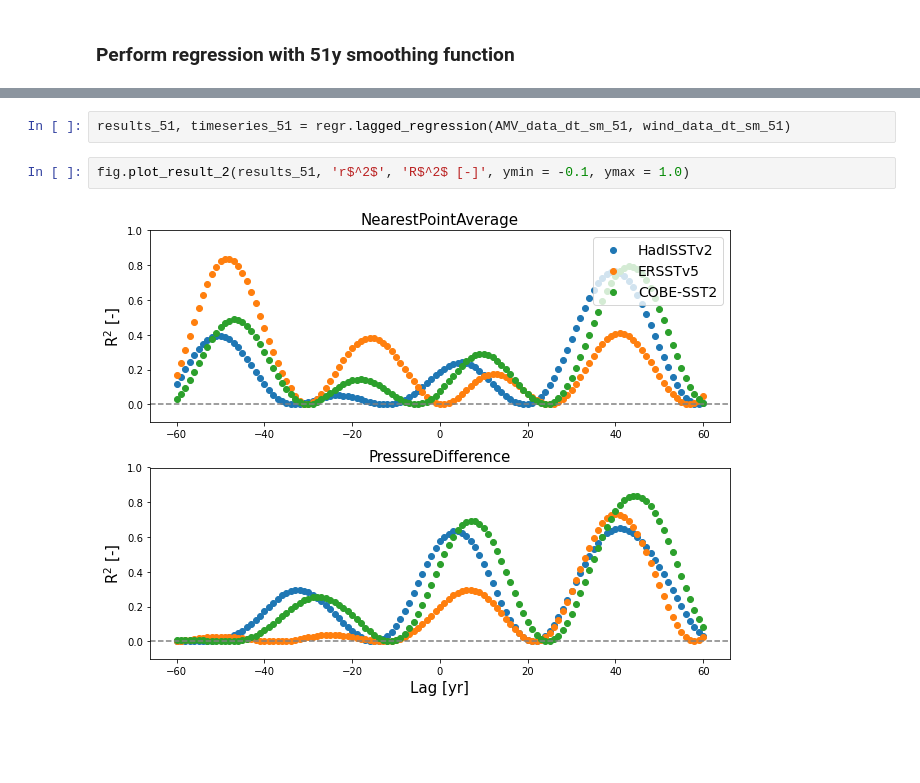
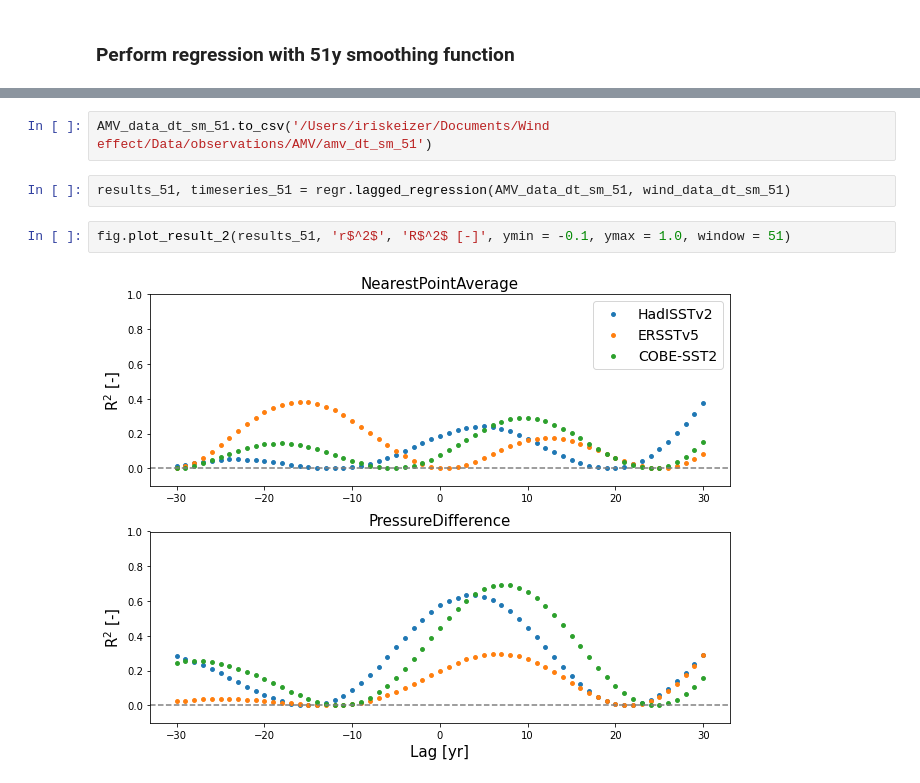
Before and after one commit to iris-keizer/Thesis-KNMI, a Jupyter notebook: AMV/notebooks/lagged_regression_new_methods.ipynb, the cells around one changed output, grey strips where cells are left out. Cells and saved outputs as stored; diff of their text form; blank space fills up the shorter version.

```diff
--- a/AMV/notebooks/lagged_regression_new_methods.ipynb
+++ b/AMV/notebooks/lagged_regression_new_methods.ipynb
@@ -307,7 +320,9 @@ plt.savefig('/Users/iriskeizer/Documents/Wind effect/Figures/AMV/smoothed_51y_de
+# %%
+AMV_data_dt_sm_51.to_csv('/Users/iriskeizer/Documents/Wind effect/Data/observations/AMV/amv_dt_sm_51')
 # %%
 results_51, timeseries_51 = regr.lagged_regression(AMV_data_dt_sm_51, wind_data_dt_sm_51)
 # %%
-fig.plot_result_2(results_51, 'r$^2$', 'R$^2$ [-]', ymin = -0.1, ymax = 1.0)
+fig.plot_result_2(results_51, 'r$^2$', 'R$^2$ [-]', ymin = -0.1, ymax = 1.0, window = 51)
 # %% [output]
-[figure, old version]
+[figure, new version]
 # %%
```
Also changed, not shown: parts of 25 cells of this notebook, 4 other files.
